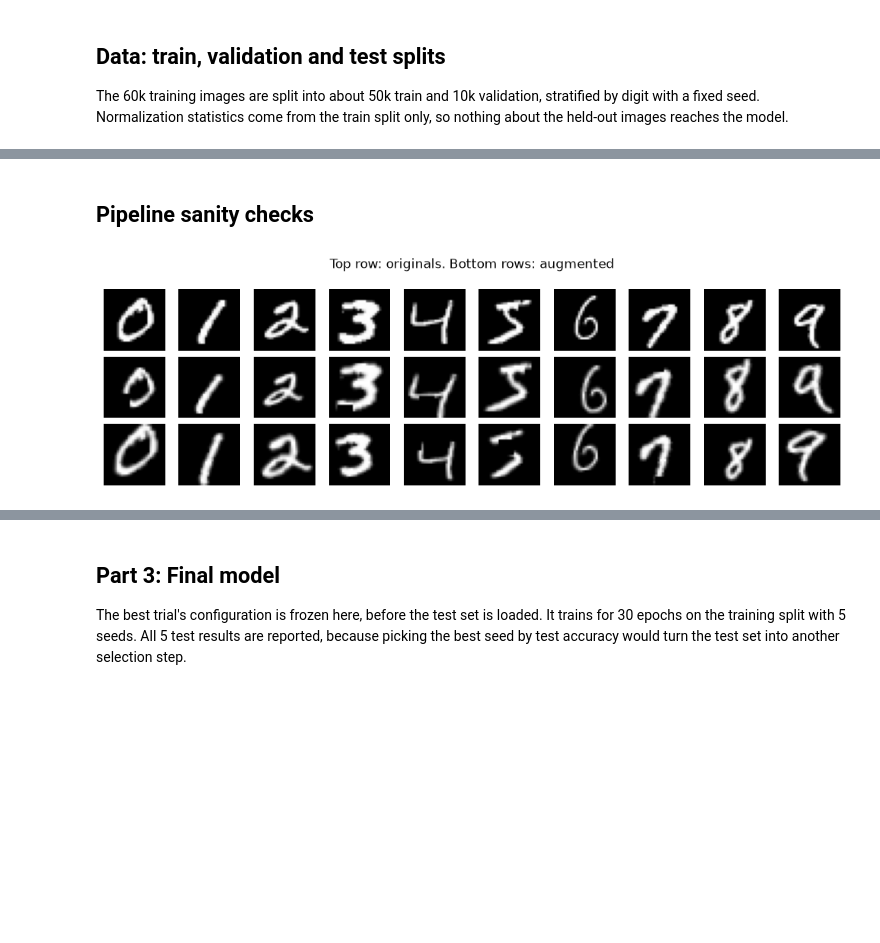
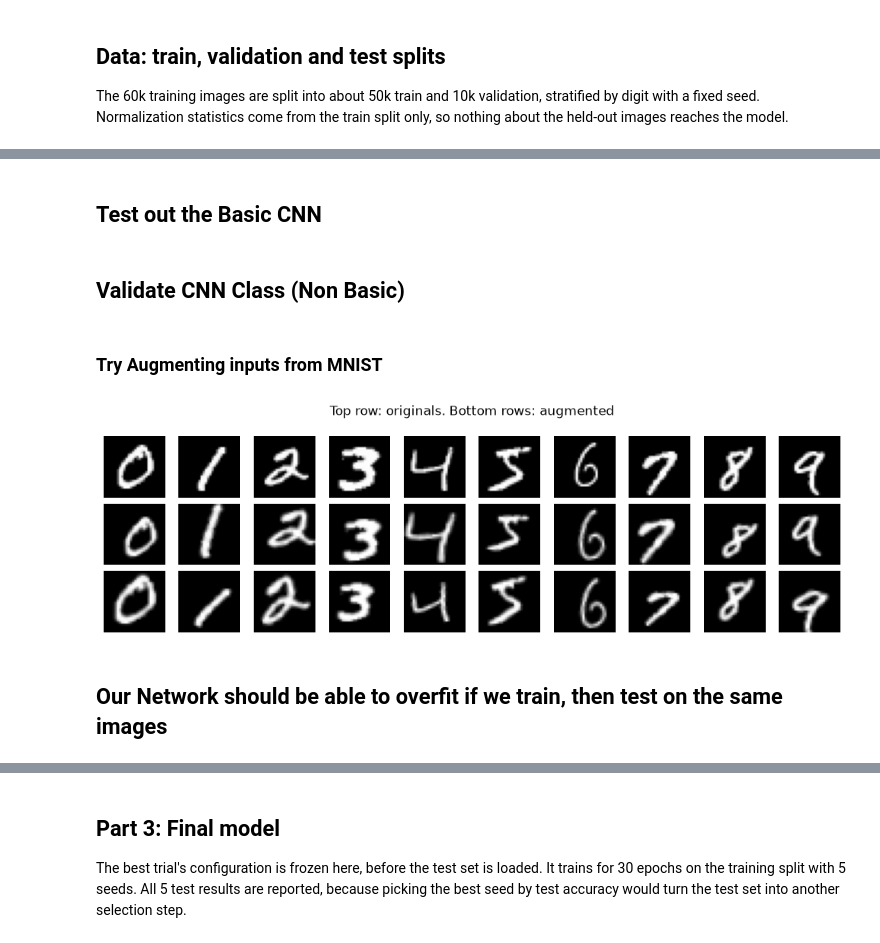
Before and after one commit to cehune/mte-class-projects, a Jupyter notebook: deep-learning/mnist_cnn/mnist_cnn.ipynb, the cells around one changed output, grey strips where cells are left out. Cells and saved outputs as stored; diff of their text form; code cells hidden in the pictures; blank space fills up the shorter version.

```diff
--- a/deep-learning/mnist_cnn/mnist_cnn.ipynb
+++ b/deep-learning/mnist_cnn/mnist_cnn.ipynb
@@ -67,0 +57,13 @@ val per class: [987, 1124, 993, 1022, 974, 904, 986, 1044, 975, 992]
+# %%
+mean = all_images[training_indices].mean().item()
+std = all_images[training_indices].std().item()
+background_value = (0.0 - mean) / std
+
+X_train = ((all_images[training_indices] - mean) / std).to(DEVICE)
+y_train = all_labels[training_indices].to(DEVICE)
+X_val = ((all_images[validation_indices] - mean) / std).to(DEVICE)
+y_val = all_labels[validation_indices].to(DEVICE)
+
+print(f"Train: {len(X_train)}, Val: {len(X_val)}")
+print(f"Mean: {mean:.4f}, Std: {std:.4f}")
+print("Validation images per digit:", torch.bincount(y_val.cpu(), minlength=10).tolist())
@@ -172,3 +256,5 @@ def run_training(cfg, seed, epochs, trial=None):
             if trial.should_prune():
                 raise optuna.TrialPruned()
     return model, val_acc
+# %% [markdown]
+## Test out the Basic CNN
@@ -175,21 +272,31 @@ def run_training(cfg, seed, epochs, trial=None):
 # %% [markdown]
-## Pipeline sanity checks
+## Validate CNN Class (Non Basic)
+# %% [markdown]
+### Try Augmenting inputs from MNIST
 # %%
-# This block is Generated from Anthropic Claude
-# Augmented digits should still be readable
-demo_cfg = {**BASELINE, "rotation": 15, "translate": 0.1, "scale_jitter": 0.15, "shear": 10, "cutout": 6}
-torch.manual_seed(SEED)
-fig, axes = plt.subplots(3, 10, figsize=(10, 3.2))
-for col in range(10):
-    x = X_train[y_train == col][:1]
-    axes[0, col].imshow(x[0, 0].cpu(), cmap="gray")
-    for row in (1, 2):
-        axes[row, col].imshow(augment(x, demo_cfg)[0, 0].cpu(), cmap="gray")
-for ax in axes.flat:
-    ax.axis("off")
-fig.suptitle("Top row: originals. Bottom rows: augmented")
-plt.tight_layout()
-plt.show()
+
+def try_augmentation():
+    demo_cfg = BASELINE.copy()
+    demo_cfg["rotation"] = 15
+    demo_cfg["translate"] = 0.1
+    demo_cfg["scale_jitter"] = 0.15
+
+    torch.manual_seed(SEED)
+    fig, axes = plt.subplots(3, 10, figsize=(10, 3.2))
+    for col in range(10):
+        digit_image = X_train[y_train == col][:1]
+        axes[0, col].imshow(digit_image[0, 0].cpu(), cmap="gray")
+        for row in (1, 2):
+            axes[row, col].imshow(augment(digit_image, demo_cfg)[0, 0].cpu(), cmap="gray")
+    for ax in axes.flat:
+        ax.axis("off")
+    fig.suptitle("Top row: originals. Bottom rows: augmented")
+    plt.tight_layout()
+    plt.show()
+
+try_augmentation()
 # %% [output]
-[figure, old version]
+[figure, new version]
+# %% [markdown]
+## Our Network should be able to overfit if we train, then test on the same images
 # %%
```
Also changed, not shown: parts of 24 cells of this notebook, 59 other files.
